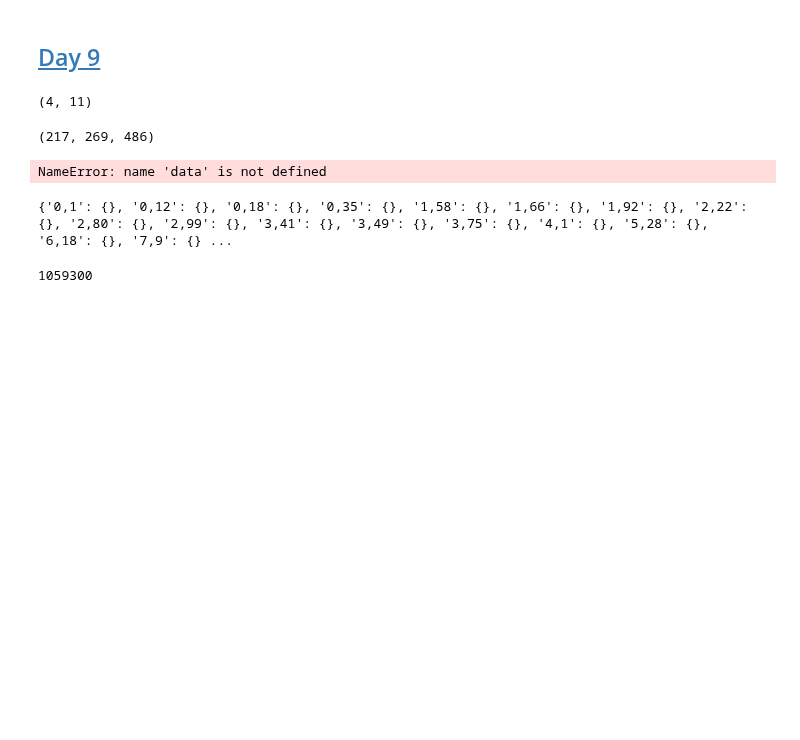
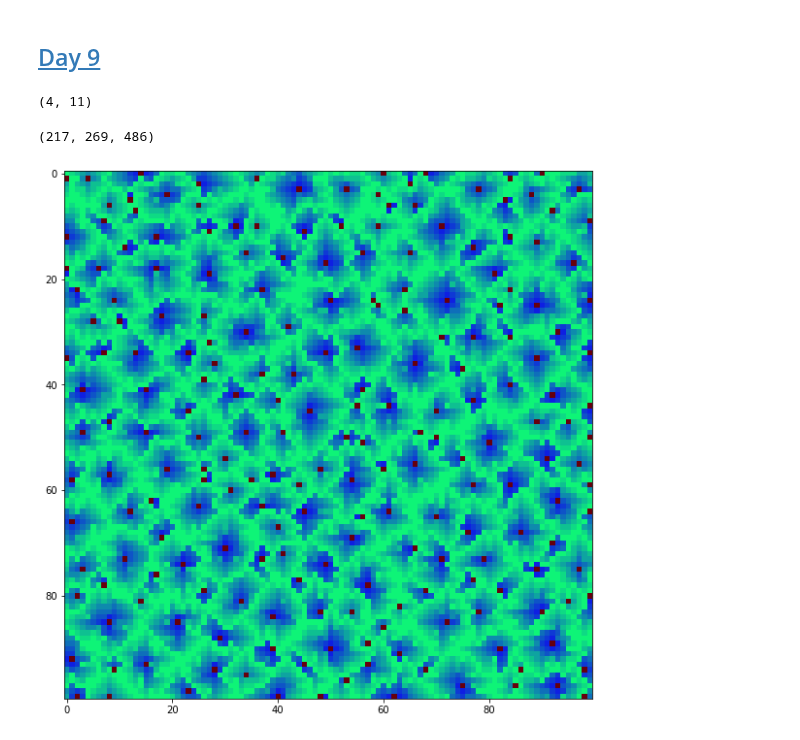
Before and after one commit to gvrijswijk/adventofcode, a Jupyter notebook: AdventOfCode 2021.ipynb, the cells around one changed output. Cells and saved outputs as stored; diff of their text form; code cells hidden in the pictures; blank space fills up the shorter version.

```diff
--- a/AdventOfCode 2021.ipynb
+++ b/AdventOfCode 2021.ipynb
@@ -763,14 +763,3 @@ count, risk, count + risk
 # - voor elk laagste punt
 # - voor elke hoogte
 # - oppervlakte en eventuele overlap met andere bassins
-# %%
-lowpoints = []
-for i, line in enumerate(data):
-    lowpoints.append([])
-    for j, e in enumerate(line):
-        if str(j)+","+str(i) in low_points:
-            lowpoints[i].append(1)
-        else:
-            lowpoints[i].append(0)
-# %% [output]
-NameError: name 'data' is not defined
@@ -834,90 +832,32 @@ def cmap_white2alpha(name, ensure_increasing=False, register=True):
     """
     # Fetch the cmap callable
     cmap = plt.get_cmap(name)
     # Get the colors out from the colormap LUT
     rgb = cmap(np.arange(cmap.N))[:, :3]  # N-by-3
     # Convert white to alpha
     rgba = rgb_white2alpha(rgb, ensure_increasing=ensure_increasing)
     # Create a new Colormap object
     cmap_alpha = matplotlib.colors.ListedColormap(rgba, name=name + "_alpha")
     if register:
         matplotlib.cm.register_cmap(name=name + "_alpha", cmap=cmap_alpha)
     return cmap_alpha
 
 # Get original Reds colormap
 cmap_og = plt.get_cmap("Reds")
 
 # Get our new version of the colormap with white2alpha
 cmap_w2a = cmap_white2alpha("Reds")
 
-# Replicate Bart's method, which adds linear alpha without rescaling RGB values
-rgba_lin = cmap(np.arange(cmap_og.N))
-rgba_lin[:,-1] = np.linspace(0, 1, cmap_og.N)
-cmap_lin_alpha = ListedColormap(rgba_lin)
-
 data = parse('09')
 
 heightmap = []
 for line in data:
     heightmap.append([int(e) for e in line])
 
 fig, ax = plt.subplots(figsize=(10,10))
 im = ax.imshow(heightmap, cmap='winter')
 im = ax.imshow(lowpoints, cmap=cmap_w2a)
 
 plt.show()
+# %% [output]
+[figure, added]
-# %%
-i = "2199943210\n3987894921\n9856789892\n8767896789\n9899965678"
-i = parse('09')
-#i = i.split('\n')
-
-grid = {}
-low_points={}
-count = 0
-risk = 0
-
-for y, e in enumerate(i):
-    for x, f in enumerate(e):
-        grid[str(x) + ',' + str(y)] = i[y][x]
-
-for x in range(len(i[0])):
-    for y in range(len(i)):
-        nbr = neighbors(x, y)
-        scores = [int(grid.get(str(x) + ',' + str(y)))]
-        for n in nbr:
-            scores.append(int(grid.get(n, 9)))
-        scores = [1 if scores[0] < e else 0 for e in scores[1:]]
-        if multiply(scores) != 0:
-            low_points[str(x) + ',' + str(y)] = {}
-        count += multiply(scores)
-        risk += int(grid[str(x) + ',' + str(y)]) * multiply(scores)
-count, risk, count + risk
-
-print(low_points)
-
-def height(x, y, grid):
-    c = str(x) + ',' + str(y)
-    return grid.get(c, 9)
-
-def depoint(pt):
-    return [int(e) for e in pt.split(',')]
-areas = []
-for point in low_points:
-    hist = [point]
-    for pt in hist:
-        #print(hist)
-        x, y = depoint(pt)
-        nbrs = [*neighbors(x, y)]
-        #print(nbrs)
-        _nbrs = []
-        while nbrs:
-            nbr = nbrs.pop(0)
-            if int(grid.get(nbr, 9)) < 9 and nbr in grid and nbr not in hist:
-                _nbrs.append(nbr)
-        hist += _nbrs
-    #print(len(hist))
-    areas.append(len(hist))
-multiply(sorted(areas)[-3:])
-# %% [output]
-{'0,1': {}, '0,12': {}, '0,18': {}, '0,35': {}, '1,58': {}, '1,66': {}, '1,92': {}, '2,22': {}, '2,80': {}, '2,99': {}, '3,41': {}, '3,49': {}, '3,75': {}, '4,1': {}, '5,28': {}, '6,18': {}, '7,9': {} ...
-1059300
```
Also changed, not shown: parts of 25 cells of this notebook, 5 other files.
